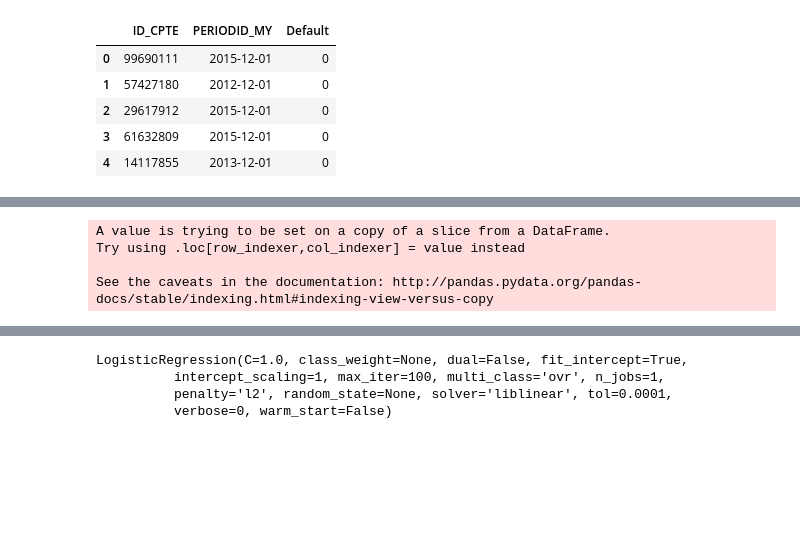
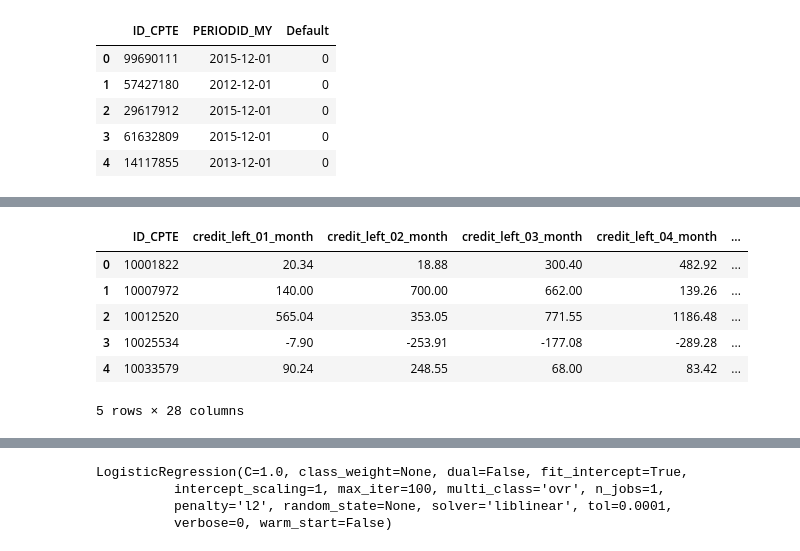
Before and after one commit to tonytontian/Data_Cup_Hello_Team, a Jupyter notebook: code/model_test.ipynb, the cells around one changed output, grey strips where cells are left out. Saved outputs shown, nothing was run; the diff lists cells and outputs as text; code cells hidden in the pictures; blank space fills up the shorter version.

```diff
--- a/code/model_test.ipynb
+++ b/code/model_test.ipynb
@@ -311,14 +290,19 @@ preprocess = DataPreprocess(label_encoder)
 # %%
 billing_training = preprocess.initialize_billing(billing_training)
 # %%
-processed_payment = preprocess.preprocess_payment(payment_training)
+processed_payment = preprocess.preprocess_payment(payment_training, billing_training_cp)
-# %% [output]
-A value is trying to be set on a copy of a slice from a DataFrame.
-Try using .loc[row_indexer,col_indexer] = value instead
-
-See the caveats in the documentation: http://pandas.pydata.org/pandas-docs/stable/indexing.html#indexing-view-versus-copy
 # %%
 processed_billing = preprocess.preprocess_billing(billing_training)
+# %%
+processed_billing.head()
+# %% [output]
+|  | ID_CPTE | credit_left_01_month | credit_left_02_month | credit_left_03_month | credit_left_04_month | ... |
+| 0 | 10001822 | 20.34 | 18.88 | 300.40 | 482.92 | ... |
+| 1 | 10007972 | 140.00 | 700.00 | 662.00 | 139.26 | ... |
+| 2 | 10012520 | 565.04 | 353.05 | 771.55 | 1186.48 | ... |
+| 3 | 10025534 | -7.90 | -253.91 | -177.08 | -289.28 | ... |
+| 4 | 10033579 | 90.24 | 248.55 | 68.00 | 83.42 | ... |
+5 rows × 28 columns
 # %%
 processed_data = preprocess.merge(processed_payment, processed_billing)
 # %%
```
Also changed, not shown: parts of 46 cells of this notebook.
